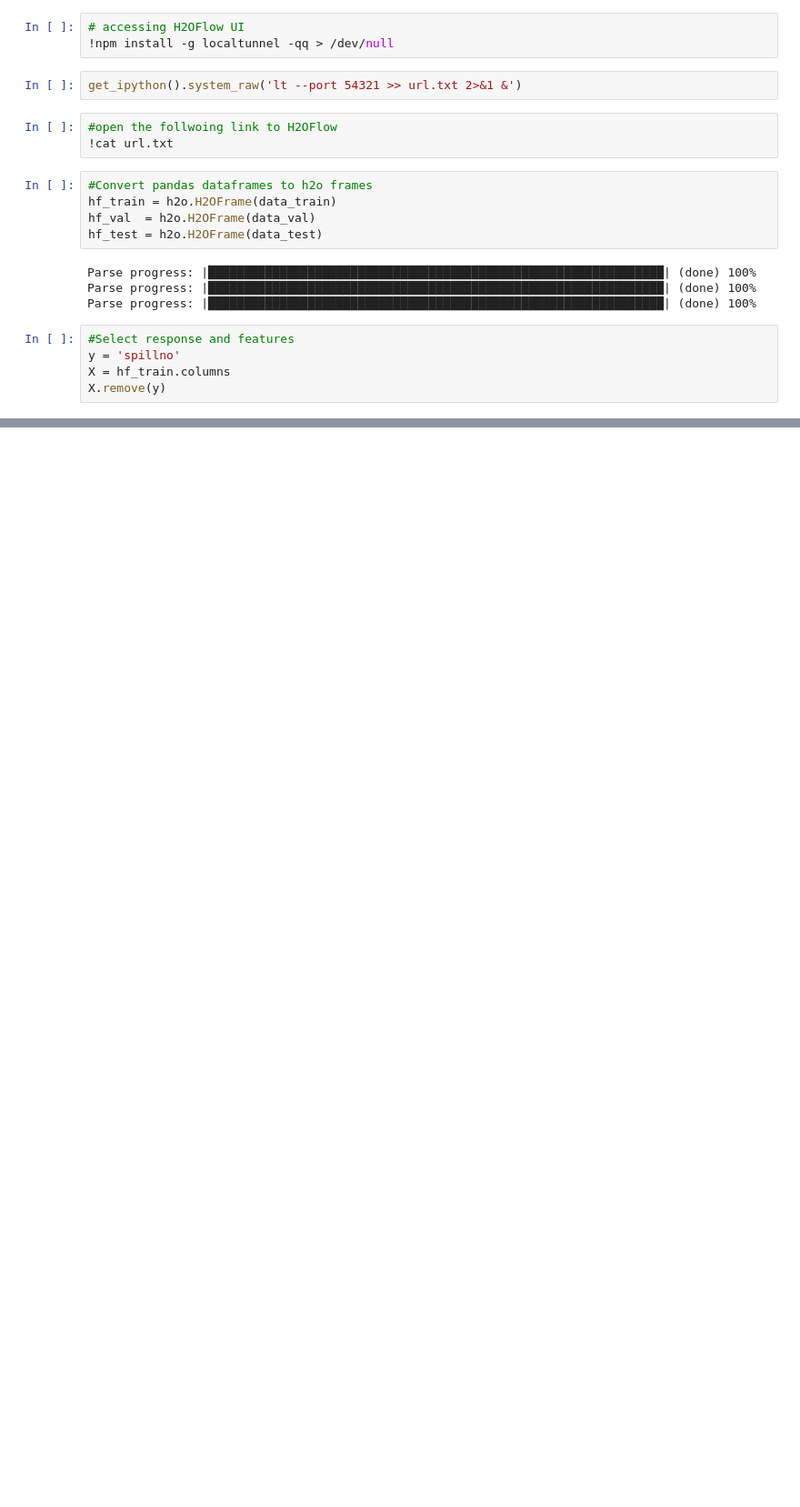
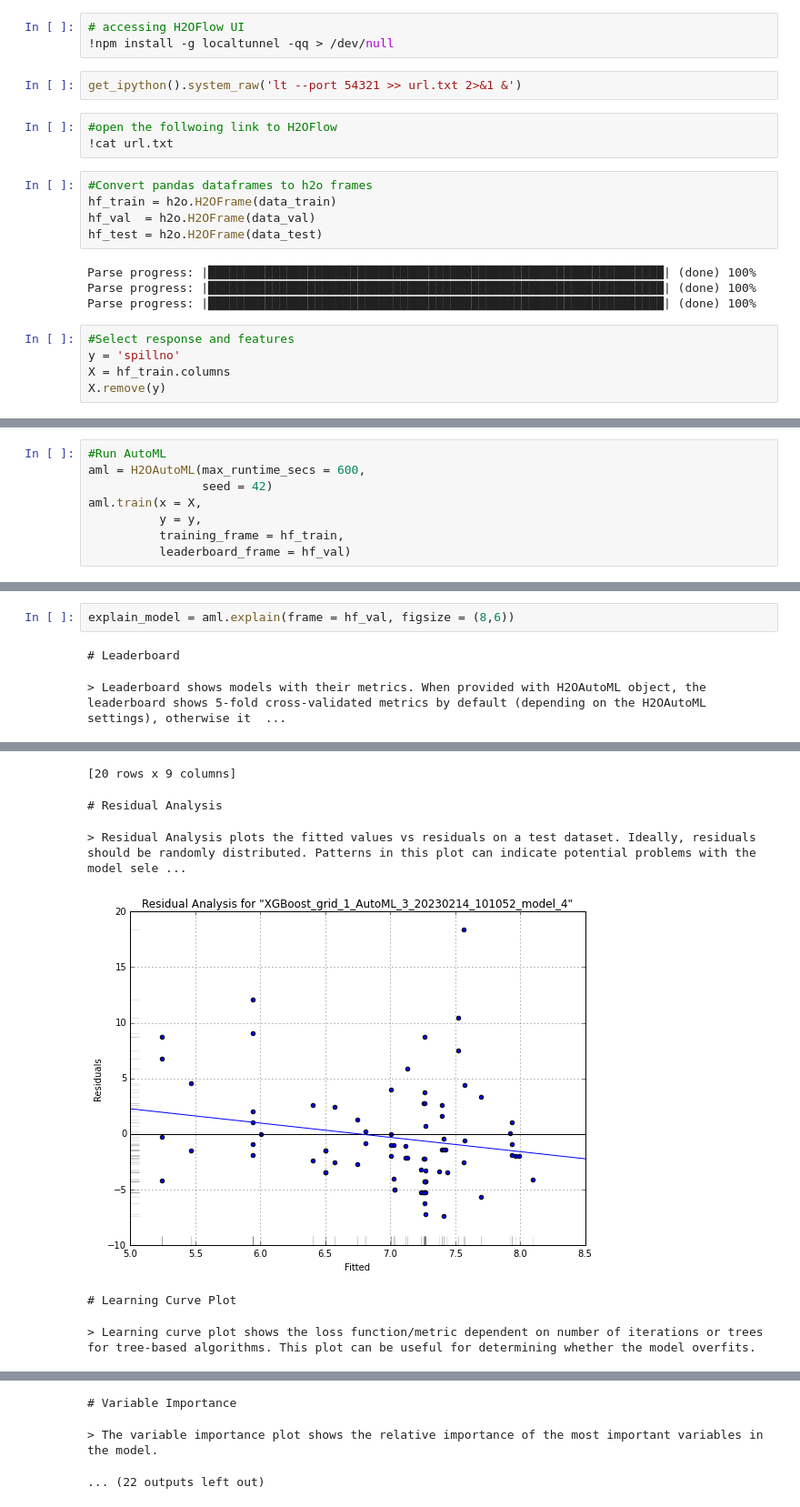
Before and after one commit to fitditcorp4/research, a Jupyter notebook: weekly_dataset02022023_plus_qtr.ipynb, the cells around one changed output, grey strips where cells are left out. Shown at 91% size. Drawn from its saved outputs; the diff is of its cells as text; blank space fills up the shorter version.

```diff
--- a/weekly_dataset02022023_plus_qtr.ipynb
+++ b/weekly_dataset02022023_plus_qtr.ipynb
@@ -533,0 +627,8 @@ lb
+# %%
+#Run AutoML
+aml = H2OAutoML(max_runtime_secs = 600,
+                seed = 42)
+aml.train(x = X,
+          y = y,
+          training_frame = hf_train,
+          leaderboard_frame = hf_val)
@@ -533,0 +674,5 @@ lb
+# %%
+explain_model = aml.explain(frame = hf_val, figsize = (8,6))
+# %% [output]
+# Leaderboard
+> Leaderboard shows models with their metrics. When provided with H2OAutoML object, the leaderboard shows 5-fold cross-validated metrics by default (depending on the H2OAutoML settings), otherwise it  ...
@@ -533,0 +696,6 @@ lb
+[20 rows x 9 columns]
+# Residual Analysis
+> Residual Analysis plots the fitted values vs residuals on a test dataset. Ideally, residuals should be randomly distributed. Patterns in this plot can indicate potential problems with the model sele ...
+[figure, added]
+# Learning Curve Plot
+> Learning curve plot shows the loss function/metric dependent on number of iterations or trees for tree-based algorithms. This plot can be useful for determining whether the model overfits.
@@ -533,0 +703,3 @@ lb
+# Variable Importance
+> The variable importance plot shows the relative importance of the most important variables in the model.
+... (22 outputs left out)
```
Also changed, not shown: parts of 34 cells of this notebook.
